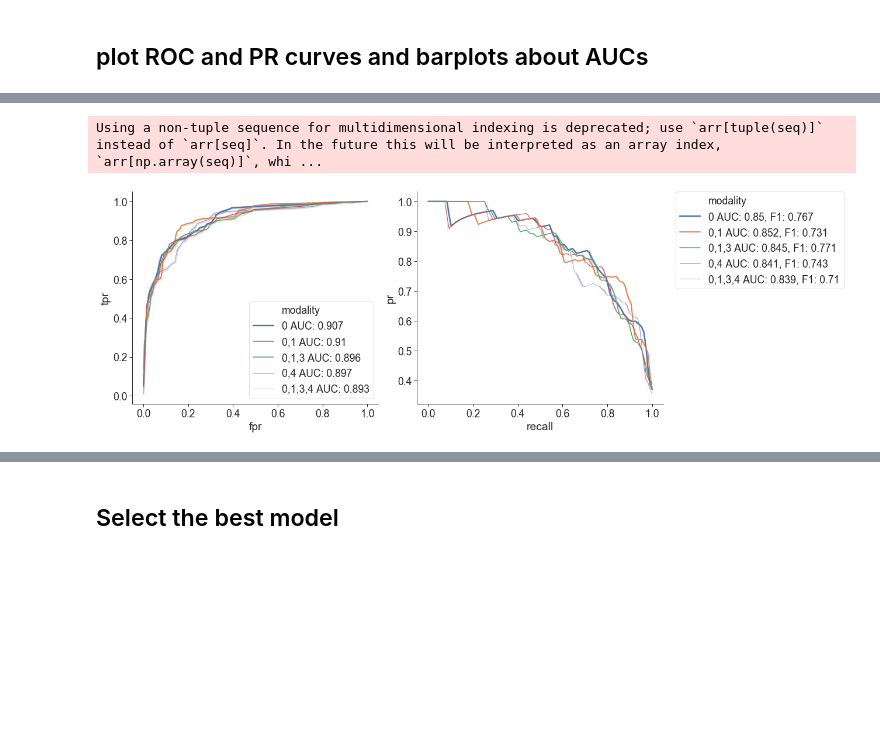
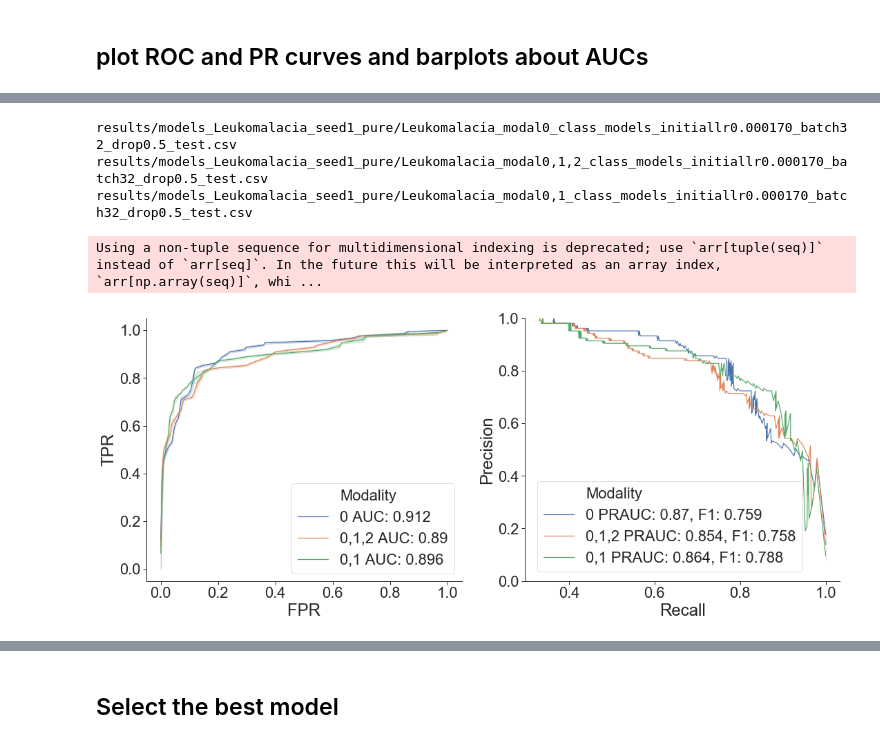
Before and after one commit to qinqian/neonatal_neuroimaging_scratch_codes, a Jupyter notebook: models/pytorch/figure2.ipynb, the cells around one changed output, grey strips where cells are left out. Drawn from its saved outputs; the diff is of its cells as text; code cells hidden in the pictures; blank space fills up the shorter version.

Commit message:
update jupyter note and figures

```diff
--- a/models/pytorch/figure2.ipynb
+++ b/models/pytorch/figure2.ipynb
@@ -96,4 +507,4 @@ best = pd.concat(best, axis=1).transpose()
 best.sort_values(['validloss'], inplace=True, ascending=True)
 best = best.drop_duplicates(['modal', 'seed'], keep="first")
 best_all = best
-best_all
+best_all.loc[:, 'validloss'] = best_all.loc[:, 'validloss']  ## multiply batch size back, since BCELoss already divides batch size
@@ -134,20 +551,19 @@ def replace_labels(x):
 #best.modal = best.modal.map(replace_labels)
 labels = "0:Axial T2 FLAIR  1:Axial T2w  2:Axial ADC 3:Axial T1w 4:T1w Saggital"
 # %%
-best_all.sort_values('validloss', inplace=True, ascending=False)
+best_all.sort_values('validloss', inplace=True, ascending=True)
 vis_valid_data = best_all.melt(id_vars=['modal', 'seed'],
                          value_vars=['validacc', 'validloss'])
 vis_valid_data.head()
-plt.figure(figsize=(20, 9))
+plt.figure(figsize=(22, 10))
 g = sns.catplot(x="modal", y="value", aspect=2, col="variable",
-            hue="modal", sharey=False, data=vis_data,
+            hue="modal", sharey=False, data=vis_valid_data,
             height=6)
 g.axes[-1][0].text(5, 0.92,
                    labels,
                    style='normal',fontweight='bold',fontsize=15,
                    bbox={'facecolor':'white', 'alpha':0.5, 'pad':10})
 (g.set_xticklabels(rotation=90).despine())
-
 for i in g.axes:
     for j in i:
         j.margins = [5,5,5,5]
@@ -188,33 +652,47 @@ print(test_bids.shape, train_bids.shape, valid_bids.shape)
 # %%
-best_all.sort_values('validloss', inplace=True)
-
 results_roc = []
-results_pr = []
-
-for m, p in zip(best_all.modal[:5], best_all.path[:5]):
-    if os.path.exists(os.path.dirname(p) + "_test.csv"):
-        df = pd.read_csv(os.path.dirname(p) + "_test.csv")
-        auc = round(roc_auc_score(df.loc[:, "labels"], df.loc[:, 'outputs']), 3)
-        pr_auc = round(average_precision_score(df.loc[:, "labels"], df.loc[:, 'outputs']), 3)
-        f1 = round(f1_score(df.loc[:, "labels"], df.loc[:, "predict"]), 3)
+results_pr  = []
+test_scores = {}
+best_all_seed1 = best_all.loc[best_all.seed == 1, :]
+all_metrics = []
+for m, p in zip(best_all_seed1.modal[:3], best_all_seed1.path[:3]):
+    test_csv = os.path.dirname(p).replace('/cluster/home/qinqian/PVL/', '') + "_test.csv"
+    print(test_csv)
+    if os.path.exists(test_csv):
+        df = pd.read_csv(test_csv)
+        for sc in scoring:
+            if sc in ['AUC', 'PRAUC']:
+                test_scores[sc] = round(scoring[sc](df.loc[:, "labels"], df.loc[:, 'outputs']), 3)
+            else:
+                test_scores[sc] = round(scoring[sc](df.loc[:, "labels"], df.loc[:, 'predict']), 3)
         fpr, tpr, _ = roc_curve(df.loc[:, "labels"], df.loc[:, 'outputs'])
         pr, recall, _ = precision_recall_curve(df.loc[:, "labels"], df.loc[:, 'outputs'])
-        results_roc.append(pd.DataFrame(dict(fpr=fpr, tpr=tpr, modality=[m + " AUC: %s" % auc] * len(tpr))))
-        results_pr.append(pd.DataFrame(dict(pr=pr, recall=recall, modality=[m + " AUC: %s, F1: %s" % (pr_auc, f1)] * len(pr))))
-    else:
-        print(p)
+
+        results_roc.append(pd.DataFrame(dict(fpr=fpr, tpr=tpr,
+                                             modality=[str(m) + " AUC: %s" % test_scores['AUC']] * len(tpr))))
+        results_pr.append(pd.DataFrame(dict(pr=pr, recall=recall,
+                                            modality=[str(m) + " PRAUC: %s, F1: %s" % (test_scores['PRAUC'], test_scores['f1'])] * len(pr))))
+        all_metrics.append(test_scores)
 
 results_roc = pd.concat(results_roc, axis=0)
 results_pr =  pd.concat(results_pr, axis=0)
-
-plt.figure(figsize=(18, 6))
+results_roc.columns = ['FPR', 'TPR', 'Modality']
+results_pr.columns = ['Recall', 'Precision', 'Modality']
+plt.figure(figsize=(18, 7))
 plt.subplot(1, 2, 1)
-sns.lineplot(x="fpr", y="tpr", size="modality", hue="modality", data=results_roc, dashes=False, legend="brief")
+sns.lineplot(x="FPR", y="TPR", hue="Modality", data=results_roc,
+             dashes=False, legend="brief")
 plt.subplot(1, 2, 2)
-sns.lineplot(x="recall", y="pr", size="modality", hue="modality", data=results_pr, dashes=False, legend="full")
-plt.legend(bbox_to_anchor=(1.05, 1), loc=0, borderaxespad=0.)
-plt.tight_layout()
+sns.lineplot(x="Recall", y="Precision", hue="Modality", data=results_pr,
+             dashes=False, legend="full")
+plt.ylim([0, 1.0])
+plt.legend(bbox_to_anchor=(0.88, 0.38), loc=0, borderaxespad=0.)
+#plt.tight_layout()
 sns.despine()
+plt.savefig('results/Fig2.pdf')
 # %% [output]
-Using a non-tuple sequence for multidimensional indexing is deprecated; use `arr[tuple(seq)]` instead of `arr[seq]`. In the future this will be interpreted as an array index, `arr[np.array(seq)]`, whi ...
+results/models_Leukomalacia_seed1_pure/Leukomalacia_modal0_class_models_initiallr0.000170_batch32_drop0.5_test.csv
+results/models_Leukomalacia_seed1_pure/Leukomalacia_modal0,1,2_class_models_initiallr0.000170_batch32_drop0.5_test.csv
+results/models_Leukomalacia_seed1_pure/Leukomalacia_modal0,1_class_models_initiallr0.000170_batch32_drop0.5_test.csv
+Using a non-tuple sequence for multidimensional indexing is deprecated; use `arr[tuple(seq)]` instead of `arr[seq]`. In the future this will be interpreted as an array index, `arr[np.array(seq)]`, whi ...
-[figure, old version]
+[figure, new version]
```
Also changed, not shown: parts of 46 cells of this notebook, 15 other files.
